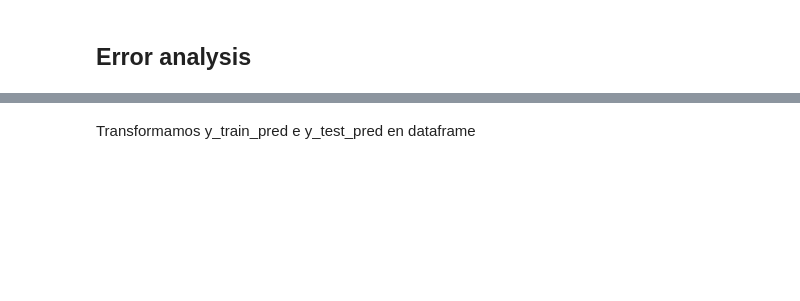
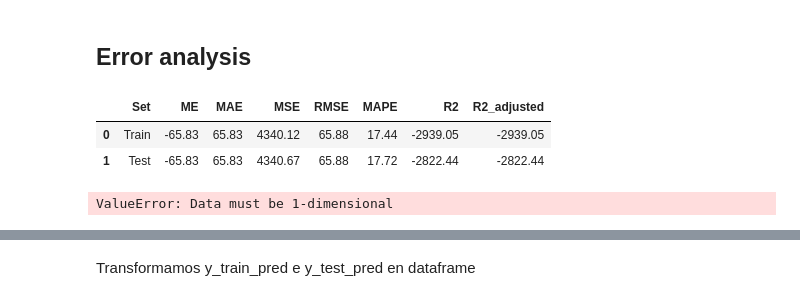
Before and after one commit to carlotamartin/Api_Casas_Apuestas, a Jupyter notebook: Api_Casas_Apuestas-main/Calculo_Cuota/Apuesta-Copy2.ipynb, the cells around one changed output, grey strips where cells are left out. Saved outputs shown, nothing was run; the diff lists cells and outputs as text; code cells hidden in the pictures; blank space fills up the shorter version.

```diff
--- a/Api_Casas_Apuestas-main/Calculo_Cuota/Apuesta-Copy2.ipynb
+++ b/Api_Casas_Apuestas-main/Calculo_Cuota/Apuesta-Copy2.ipynb
@@ -752,5 +776,21 @@ array([1.38859386, 1.62533241, 1.39883772])
 # %% [markdown]
 ## Error analysis
+# %%
+y_train_local = y_train.iloc[:,0]
+y_train_visitante = y_train.iloc[:,1]
+y_train_empate = y_train.iloc[:,2]
+# %%
+y_test_local = y_test.iloc[:,0]
+y_test_visitante = y_test.iloc[:,1]
+y_test_empate = y_test.iloc[:,2]
+# %%
+y_train_pred_local = list(map(lambda x: x[0], y_train_pred))
+y_train_pred_visitante = list(map(lambda x: x[1], y_train_pred))
+y_train_pred_empate = list(map(lambda x: x[2], y_train_pred))
+# %%
+y_test_pred_local = list(map(lambda x: x[0], y_test_pred))
+y_test_pred_visitante = list(map(lambda x: x[1], y_test_pred))
+y_test_pred_empate = list(map(lambda x: x[2], y_test_pred))
 # %%
 def model_evaluation(y_train,y_train_pred,y_test,y_test_pred, k = 0):
     '''
@@ -803,3 +843,15 @@ def model_evaluation(y_train,y_train_pred,y_test,y_test_pred, k = 0):
                        'R2': [R2_train, R2_test], 'R2_adjusted':[R2adj_train, R2adj_test]})
 
     return df
+# %%
+model_evaluation(y_train_local,y_train_pred_local,y_test_local,y_test_pred_local, k = 0)
+# %% [output]
+|  | Set | ME | MAE | MSE | RMSE | MAPE | R2 | R2_adjusted |
+| 0 | Train | -65.83 | 65.83 | 4340.12 | 65.88 | 17.44 | -2939.05 | -2939.05 |
+| 1 | Test | -65.83 | 65.83 | 4340.67 | 65.88 | 17.72 | -2822.44 | -2822.44 |
+# %%
+results_train_local = pd.DataFrame({'y_train_local':y_train_local, 'y_train_pred_local':y_train_pred})
+results_test_local = pd.DataFrame({'y_test_local' :y_test_local, 'y_test_pred_local':y_test_pred_local})
+results_local = pd.concat([results_train_local,results_test_local],axis=0)
+# %% [output]
+ValueError: Data must be 1-dimensional
```
Also changed, not shown: parts of 22 cells of this notebook, 3 other files.
